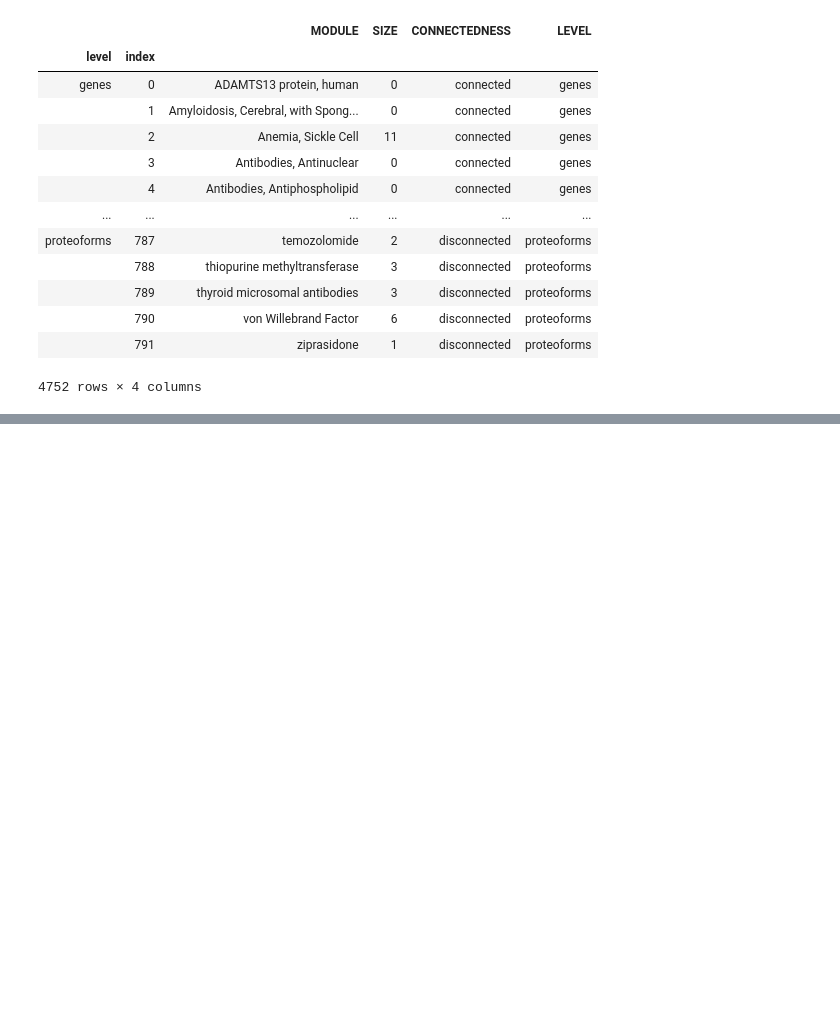
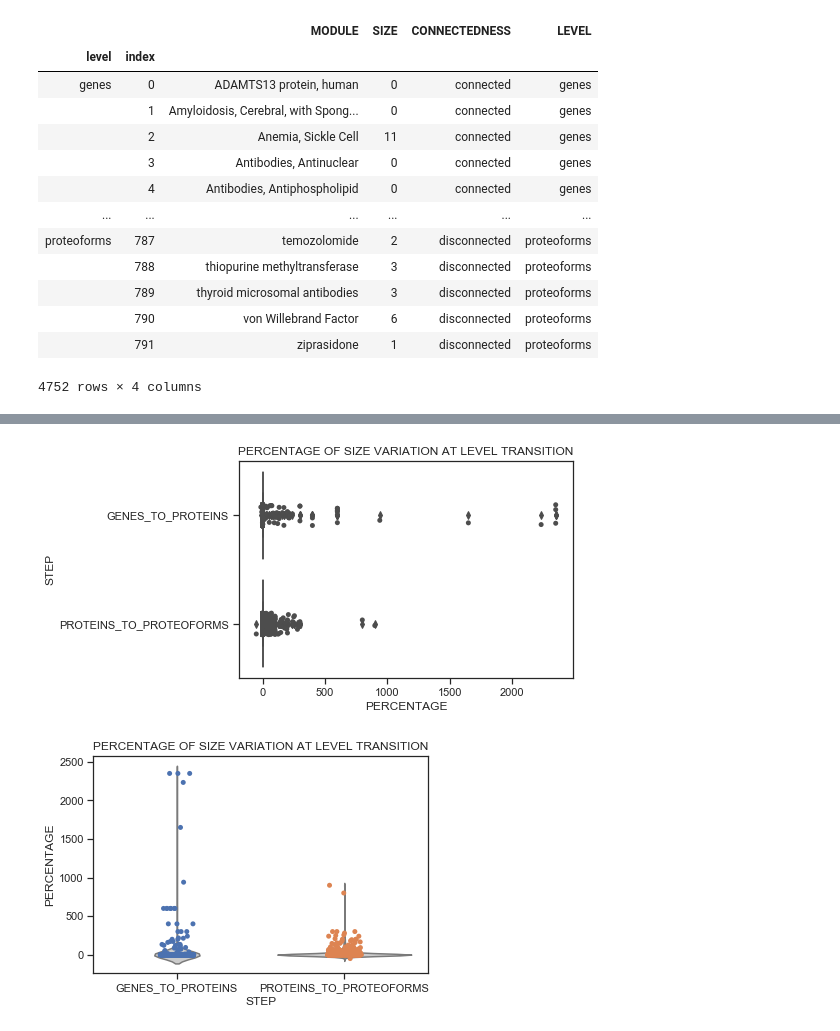
Before and after one commit to PathwayAnalysisPlatform/ProteoformNetworks, a Jupyter notebook: src/Python/overlap_analysis.ipynb, the cells around one changed output, grey strips where cells are left out. Cells and saved outputs as stored; diff of their text form; code cells hidden in the pictures; blank space fills up the shorter version.

```diff
--- a/src/Python/overlap_analysis.ipynb
+++ b/src/Python/overlap_analysis.ipynb
@@ -192,0 +227,9 @@ Text(0, 0.5, 'Density')
+# %%
+percentage_variation = pd.concat({"GENES_TO_PROTEINS":sizes_df["PERCENTAGE_GENES_TO_PROTEINS"],
+                            "PROTEINS_TO_PROTEOFORMS": sizes_df[f"PERCENTAGE_PROTEINS_TO_PROTEOFORMS"]
+                           }, names=["STEP", "INDEX"], axis=0)
+percentage_variation = percentage_variation.to_frame()
+percentage_variation["STEP"] = percentage_variation.index.get_level_values("STEP")
+percentage_variation.columns = ["PERCENTAGE", "STEP"]
+
+percentage_variation
@@ -193,3 +251,15 @@ Text(0, 0.5, 'Density')
+# %%
+ax = sns.boxplot(x="PERCENTAGE", y="STEP", data=percentage_variation, whis=np.inf)
+ax = sns.stripplot(x="PERCENTAGE", y="STEP", data=percentage_variation,
+                   jitter=True, color=".3").set_title("PERCENTAGE OF SIZE VARIATION AT LEVEL TRANSITION")
+plt.show()
+
+ax = sns.violinplot(x="STEP", y="PERCENTAGE", data=percentage_variation, inner=None, color=".8")
+ax = sns.stripplot(x="STEP", y="PERCENTAGE", data=percentage_variation, jitter=True).set_title("PERCENTAGE OF SIZE VARIATION AT LEVEL TRANSITION")
+plt.show()
+# %% [output]
+[figure, added]
+[figure, added]
 # %%
 scores = {level: pd.read_csv(f"../../reports/scores_{level}_overlap_similarity.tsv", sep='\t') for level in levels}
 assert len({len(scores[level]) for level in levels}) == 1, "Error: the number of modules vary among levels."
```
Also changed, not shown: parts of 12 cells of this notebook.
